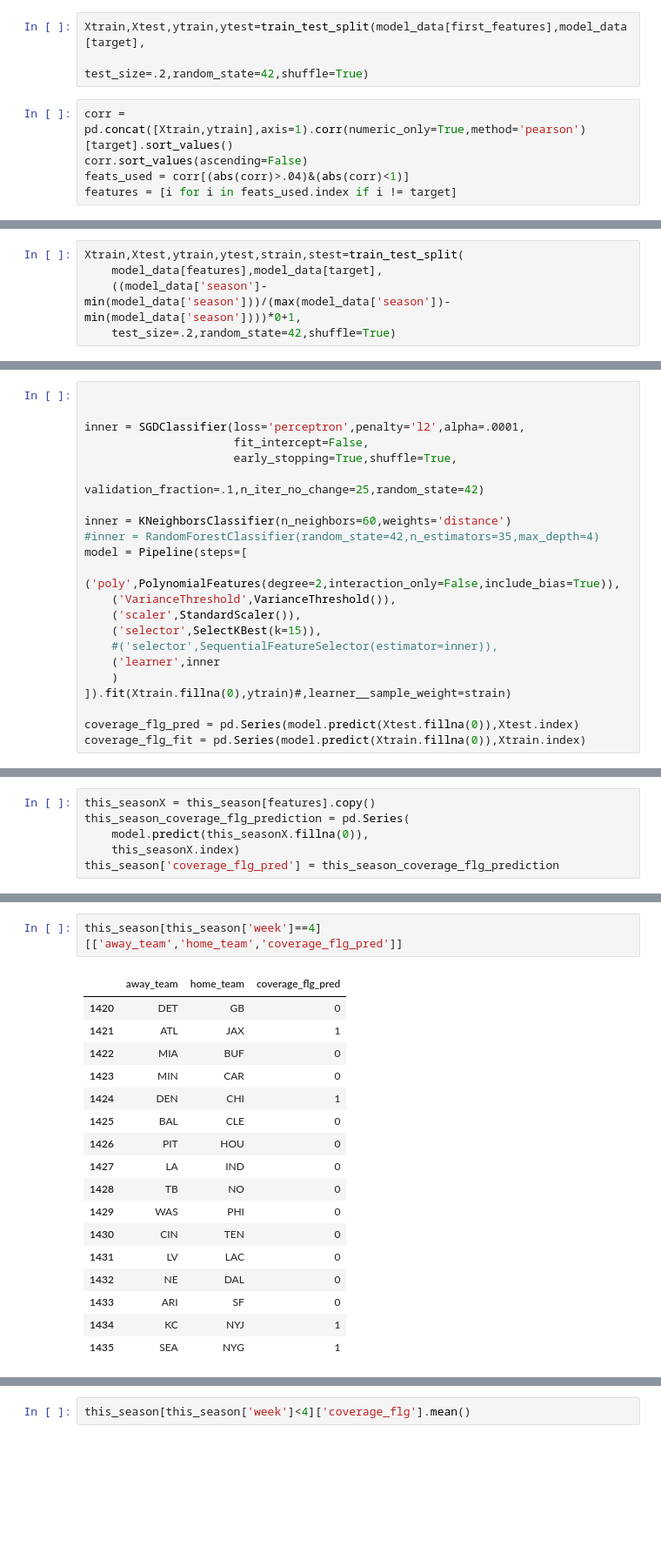
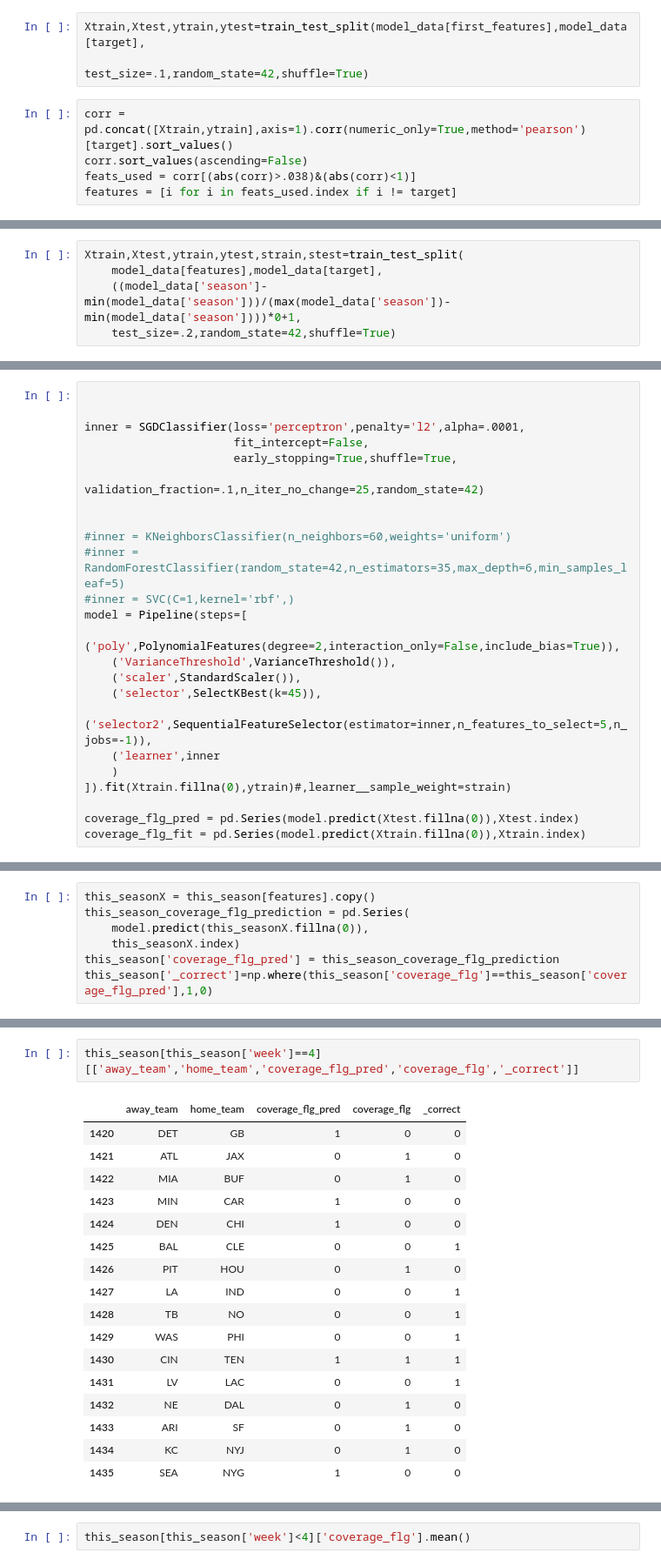
Before and after one commit to JLivingston01/pick-em, a Jupyter notebook: notebook_experiments/model_training_coverage_classifier.ipynb, the cells around one changed output, grey strips where cells are left out. Shown at 87% size. Drawn from its saved outputs; the diff is of its cells as text; blank space fills up the shorter version.

```diff
--- a/notebook_experiments/model_training_coverage_classifier.ipynb
+++ b/notebook_experiments/model_training_coverage_classifier.ipynb
@@ -44,9 +44,9 @@ spread = 'spread_line'
 result = 'result'
 # %%
 Xtrain,Xtest,ytrain,ytest=train_test_split(model_data[first_features],model_data[target],
-                                           test_size=.2,random_state=42,shuffle=True)
+                                           test_size=.1,random_state=42,shuffle=True)
 # %%
 corr = pd.concat([Xtrain,ytrain],axis=1).corr(numeric_only=True,method='pearson')[target].sort_values()
 corr.sort_values(ascending=False)
-feats_used = corr[(abs(corr)>.04)&(abs(corr)<1)]
+feats_used = corr[(abs(corr)>.038)&(abs(corr)<1)]
 features = [i for i in feats_used.index if i != target]
@@ -130,14 +148,16 @@ inner = SGDClassifier(loss='perceptron',penalty='l2',alpha=.0001,
                       early_stopping=True,shuffle=True,
                       validation_fraction=.1,n_iter_no_change=25,random_state=42)
 
-inner = KNeighborsClassifier(n_neighbors=60,weights='distance')
-#inner = RandomForestClassifier(random_state=42,n_estimators=35,max_depth=4)
+
+#inner = KNeighborsClassifier(n_neighbors=60,weights='uniform')
+#inner = RandomForestClassifier(random_state=42,n_estimators=35,max_depth=6,min_samples_leaf=5)
+#inner = SVC(C=1,kernel='rbf',)
 model = Pipeline(steps=[
     ('poly',PolynomialFeatures(degree=2,interaction_only=False,include_bias=True)),
     ('VarianceThreshold',VarianceThreshold()),
     ('scaler',StandardScaler()),
-    ('selector',SelectKBest(k=15)),
-    #('selector',SequentialFeatureSelector(estimator=inner)),
+    ('selector',SelectKBest(k=45)),
+    ('selector2',SequentialFeatureSelector(estimator=inner,n_features_to_select=5,n_jobs=-1)),
     ('learner',inner
     )
 ]).fit(Xtrain.fillna(0),ytrain)#,learner__sample_weight=strain)
@@ -235,5 +264,6 @@ this_season_coverage_flg_prediction = pd.Series(
     model.predict(this_seasonX.fillna(0)),
     this_seasonX.index)
 this_season['coverage_flg_pred'] = this_season_coverage_flg_prediction
+this_season['_correct']=np.where(this_season['coverage_flg']==this_season['coverage_flg_pred'],1,0)
 # %%
 
@@ -299,20 +329,20 @@ this_season[this_season['week']==3][['away_team','home_team','coverage_flg_pred'
 # %%
-this_season[this_season['week']==4][['away_team','home_team','coverage_flg_pred']]
+this_season[this_season['week']==4][['away_team','home_team','coverage_flg_pred','coverage_flg','_correct']]
 # %% [output]
-|  | away_team | home_team | coverage_flg_pred |
-| 1420 | DET | GB | 0 |
-| 1421 | ATL | JAX | 1 |
-| 1422 | MIA | BUF | 0 |
-| 1423 | MIN | CAR | 0 |
-| 1424 | DEN | CHI | 1 |
-| 1425 | BAL | CLE | 0 |
-| 1426 | PIT | HOU | 0 |
-| 1427 | LA | IND | 0 |
-| 1428 | TB | NO | 0 |
-| 1429 | WAS | PHI | 0 |
-| 1430 | CIN | TEN | 0 |
-| 1431 | LV | LAC | 0 |
-| 1432 | NE | DAL | 0 |
-| 1433 | ARI | SF | 0 |
-| 1434 | KC | NYJ | 1 |
-| 1435 | SEA | NYG | 1 |
+|  | away_team | home_team | coverage_flg_pred | coverage_flg | _correct |
+| 1420 | DET | GB | 1 | 0 | 0 |
+| 1421 | ATL | JAX | 0 | 1 | 0 |
+| 1422 | MIA | BUF | 0 | 1 | 0 |
+| 1423 | MIN | CAR | 1 | 0 | 0 |
+| 1424 | DEN | CHI | 1 | 0 | 0 |
+| 1425 | BAL | CLE | 0 | 0 | 1 |
+| 1426 | PIT | HOU | 0 | 1 | 0 |
+| 1427 | LA | IND | 0 | 0 | 1 |
+| 1428 | TB | NO | 0 | 0 | 1 |
+| 1429 | WAS | PHI | 0 | 0 | 1 |
+| 1430 | CIN | TEN | 1 | 1 | 1 |
+| 1431 | LV | LAC | 0 | 0 | 1 |
+| 1432 | NE | DAL | 0 | 1 | 0 |
+| 1433 | ARI | SF | 0 | 1 | 0 |
+| 1434 | KC | NYJ | 0 | 1 | 0 |
+| 1435 | SEA | NYG | 1 | 0 | 0 |
```
Also changed, not shown: parts of 14 cells of this notebook, 7 other files.
